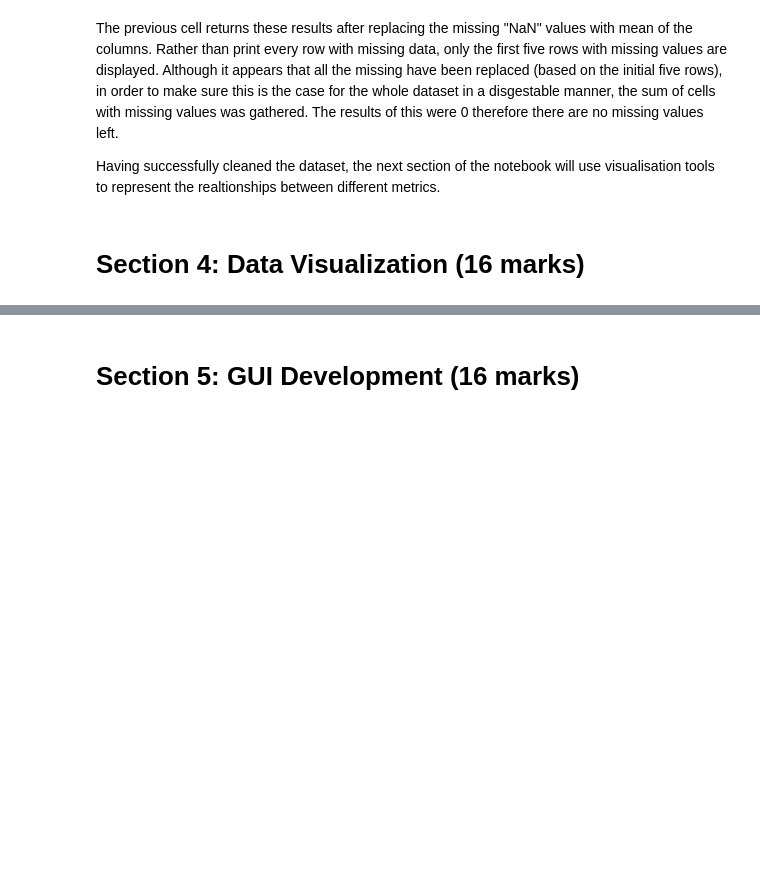
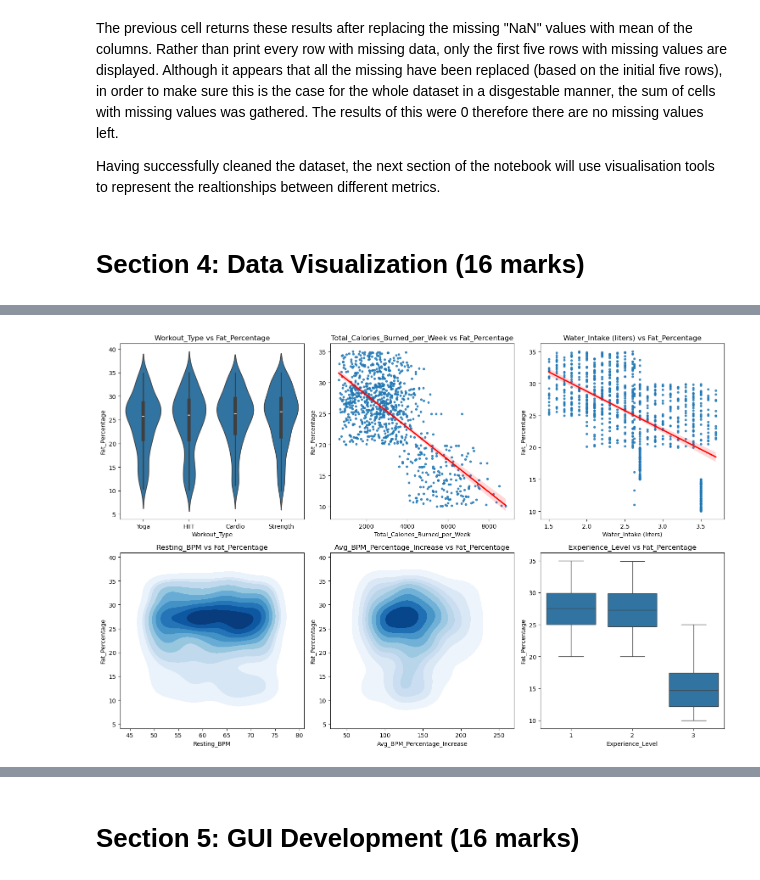
Before and after one commit to Dchrister/Gym_Intensity, a Jupyter notebook: Dan_Christer's_Gym_Exercise_Data_CW.ipynb, the cells around one changed output, grey strips where cells are left out. Saved outputs shown, nothing was run; the diff lists cells and outputs as text; code cells hidden in the pictures; blank space fills up the shorter version.

```diff
--- a/Dan_Christer's_Gym_Exercise_Data_CW.ipynb
+++ b/Dan_Christer's_Gym_Exercise_Data_CW.ipynb
@@ -962,0 +1065,49 @@ Having successfully cleaned the dataset, the next section of the notebook will u
+# %%
+# This cell makes a 6 graph subplot showing how fat percentage interracts with other metrics using a uniwue set of graphs
+
+# Create a 2x3 grid for the subplot for graphs (2 rows, 3 columns)
+fig, axs = plt.subplots(2, 3, figsize=(15, 10))  # 2 rows, 3 columns
+
+# Graph 1: "Workout_Type" vs "Fat_Percentage"
+# Graph source: (Seaborn)
+sns.violinplot(x='Workout_Type', y='Fat_Percentage', data=gym_members_data, ax=axs[0, 0])
+axs[0, 0].set_title('Workout_Type vs Fat_Percentage')
+
+# Graph 2. "Total_Calories_Burned_per_Week" vs "Fat_Percentage" as scatter graph with regression line
+# 1st line recalculates "Total_Calories_Burned_per_Week" as following the read_csv in section 3 it was the clculations prior were removed
+gym_members_data['Total_Calories_Burned_per_Week'] = (gym_members_data['Calories_Burned'] * gym_members_data['Workout_Frequency (days/week)'])
+
+# Graph source: (Seaborn)
+sns.regplot(x='Total_Calories_Burned_per_Week', y='Fat_Percentage', data=gym_members_data, ax=axs[0, 1],
+            scatter_kws={'s': 10}, # This line determines the szie of the points in the scatter graph
+            line_kws={"color": "red"}) #This makes the regression line red
+axs[0, 1].set_title('Total_Calories_Burned_per_Week vs Fat_Percentage')
+
+# Graph 3. "Water_Intake (liters)" vs "Fat_Percentage" as scatter graph with regression line
+sns.regplot(x='Water_Intake (liters)', y='Fat_Percentage', data=gym_members_data, ax=axs[0, 2], scatter_kws={'s': 10}, line_kws={"color": "red"})
+axs[0, 2].set_title('Water_Intake (liters) vs Fat_Percentage')
+
+# Graph 4. "Resting_BPM" vs "Fat_Percentage"
+# Graph source: (Seaborn)
+sns.kdeplot(x='Resting_BPM', y='Fat_Percentage', data=gym_members_data, cmap='Blues', fill=True, ax=axs[1, 0])
+axs[1, 0].set_title('Resting_BPM vs Fat_Percentage')
+axs[1, 0].set_xlabel('Resting_BPM')
+axs[1, 0].set_ylabel('Fat_Percentage')
+
+# Graph 5. "Avg_BPM_Percentage_Increase" vs "Fat_Percentage"
+# Recalculates and adds the Avg_BPM_Percentage_Increase to the dataset to be used in the graph
+gym_members_data['Avg_BPM_Percentage_Increase'] = round(((gym_members_data['Avg_BPM']
+                                                          - gym_members_data['Resting_BPM']) / gym_members_data['Resting_BPM']) * 100, 2)
+
+sns.kdeplot(x='Avg_BPM_Percentage_Increase', y='Fat_Percentage', data=gym_members_data, cmap='Blues', fill=True, ax=axs[1, 1])
+axs[1, 1].set_title('Avg_BPM_Percentage_Increase vs Fat_Percentage')
+
+# Graph 6. "Experience_Level" vs "Fat_Percentage"
+sns.boxplot(x='Experience_Level', y='Fat_Percentage', data=gym_members_data, ax=axs[1, 2])
+axs[1, 2].set_title('Experience_Level vs Fat_Percentage')
+
+# Dispalys the graphs
+plt.tight_layout()
+plt.show()
+# %% [output]
+[figure, added]
```
Also changed, not shown: parts of 8 cells of this notebook.
